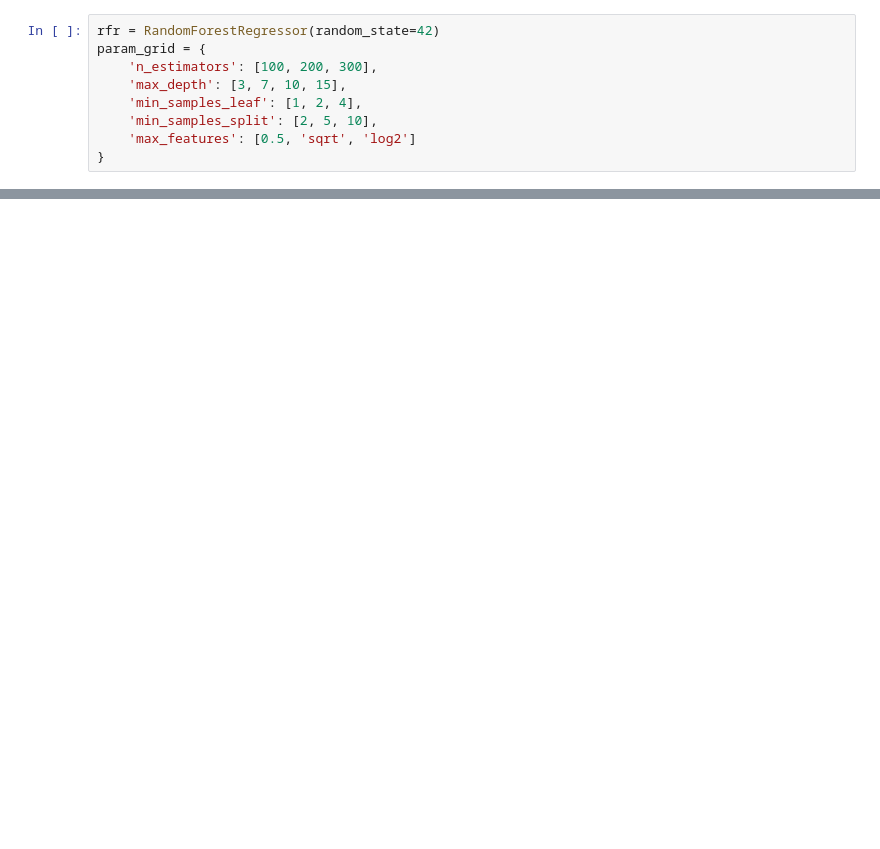
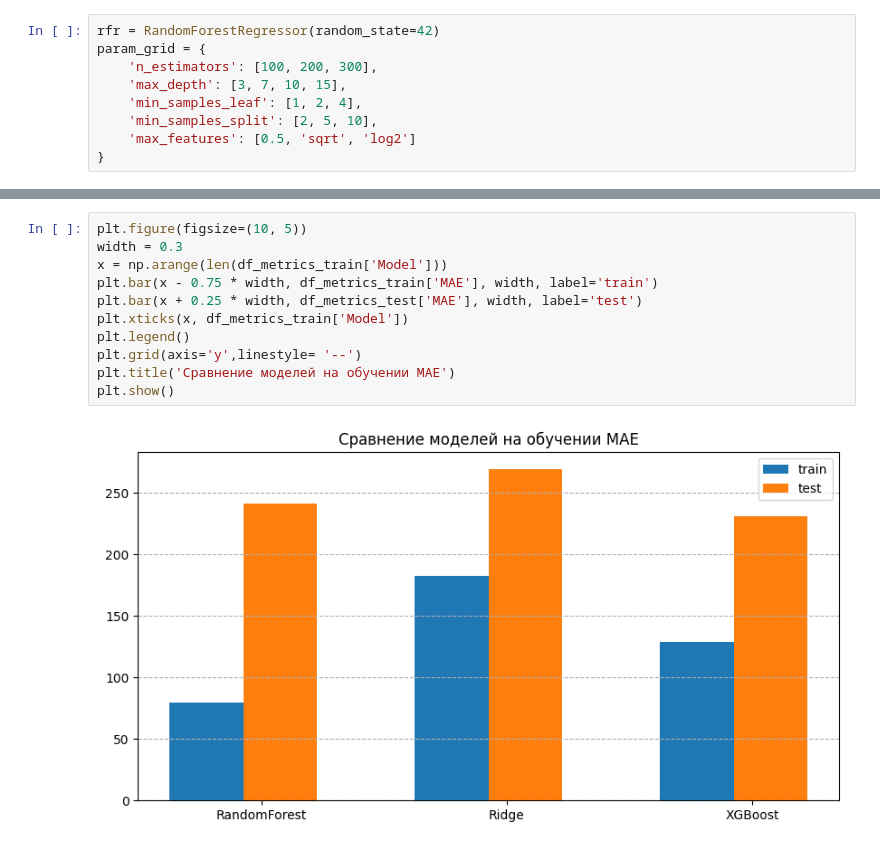
Before and after one commit to alexrad555/coursework_classic_ml, a Jupyter notebook: ic50_reg.ipynb, the cells around one changed output, grey strips where cells are left out. Drawn from its saved outputs; the diff is of its cells as text; blank space fills up the shorter version.

```diff
--- a/ic50_reg.ipynb
+++ b/ic50_reg.ipynb
@@ -181,0 +398,13 @@ print(mean_squared_error(y_test, grid_search_xgb_pred_x_test))
+# %%
+plt.figure(figsize=(10, 5))
+width = 0.3
+x = np.arange(len(df_metrics_train['Model']))
+plt.bar(x - 0.75 * width, df_metrics_train['MAE'], width, label='train')
+plt.bar(x + 0.25 * width, df_metrics_test['MAE'], width, label='test')
+plt.xticks(x, df_metrics_train['Model'])
+plt.legend()
+plt.grid(axis='y',linestyle= '--')
+plt.title('Сравнение моделей на обучении MAE')
+plt.show()
+# %% [output]
+[figure, added]
```
Also changed, not shown: parts of 32 cells of this notebook.
